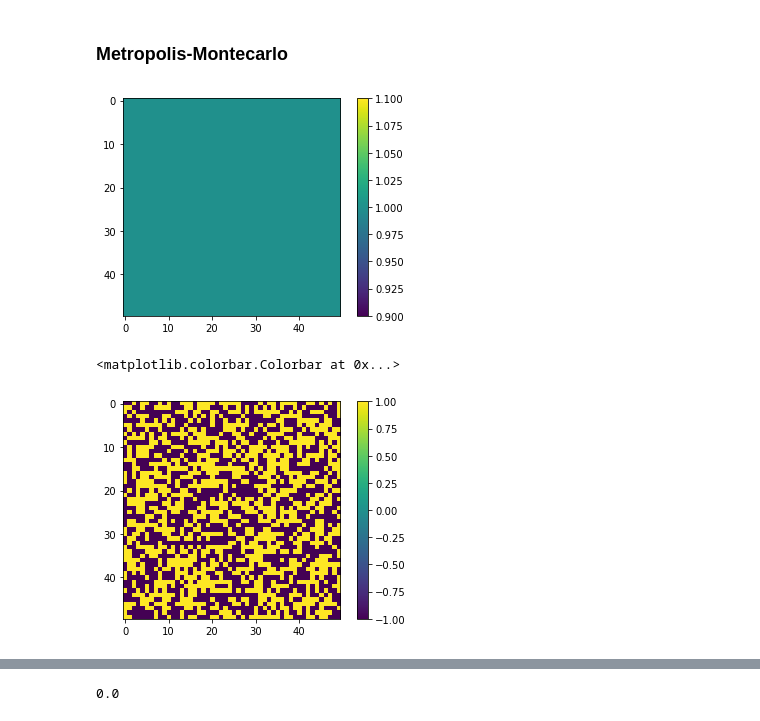
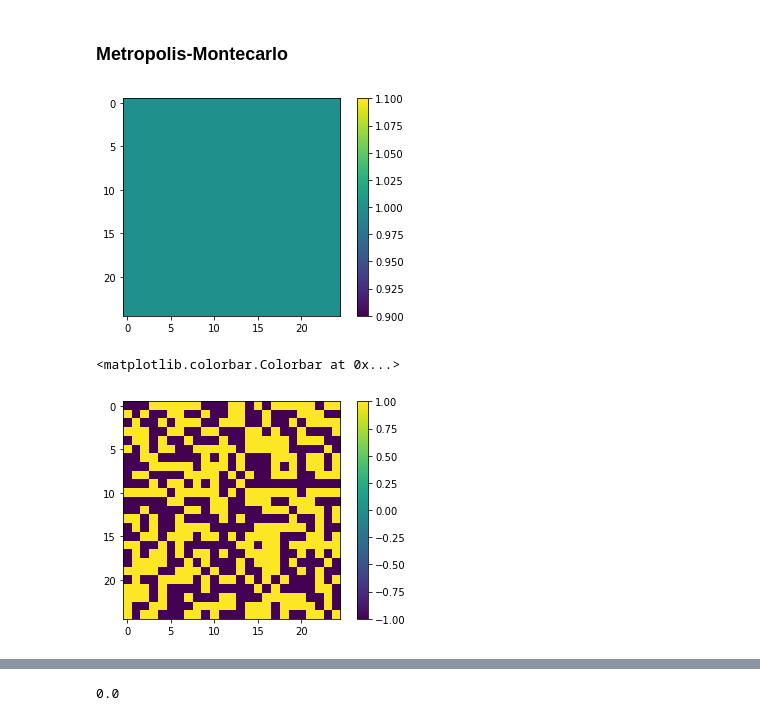
Before and after one commit to joshbrx/Proyectos, a Jupyter notebook: Modelo de Ising.ipynb, the cells around one changed output, grey strips where cells are left out. Drawn from its saved outputs; the diff is of its cells as text; code cells hidden in the pictures.

```diff
--- a/Modelo de Ising.ipynb
+++ b/Modelo de Ising.ipynb
@@ -128,22 +139,22 @@ mag_p(red)
 # %% [markdown]
 ### Metropolis-Montecarlo
 # %%
-n1 = 50
+n1 = 25
 lista = np.array([1 for n in range(n1**2)])
 arriba = lista.reshape(n1,n1)
 
 lista = np.array([random.choice([-1, 1]) for n in range(n1**2)])
 red_a = lista.reshape(n1,n1)
 
 lista = np.array([-1 for n in range(n1**2)])
 abajo = lista.reshape(n1,n1)
 
 plt.imshow(arriba); plt.colorbar(); plt.show()
 plt.imshow(red_a); plt.colorbar()
 # %% [output]
-[figure, old version]
+[figure, new version]
 <matplotlib.colorbar.Colorbar at 0x...>
-[figure, old version]
+[figure, new version]
 # %%
 @jit
 def cambiar_spin(m, K=1, filtro=filtro1):
```
Also changed, not shown: parts of 25 cells of this notebook.
